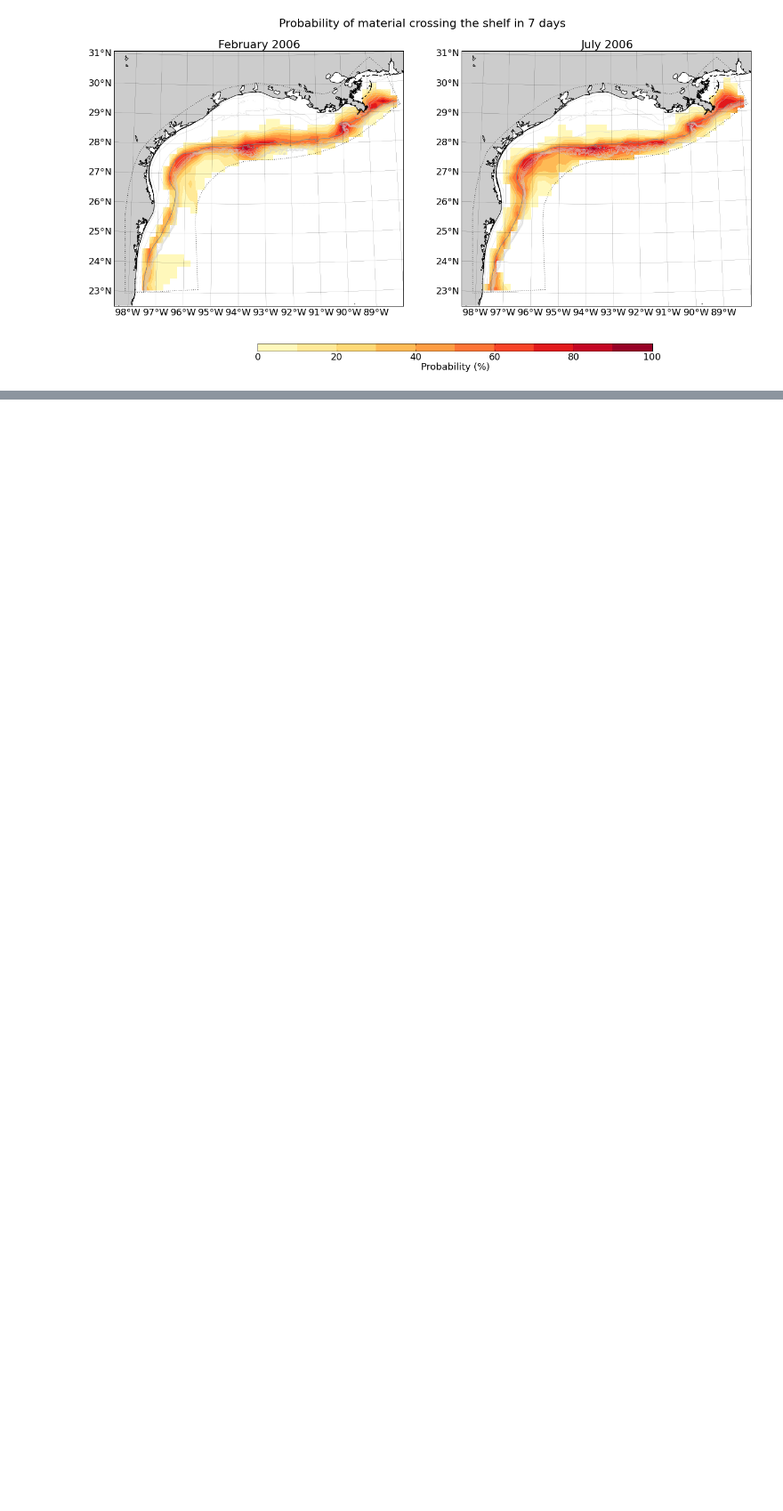
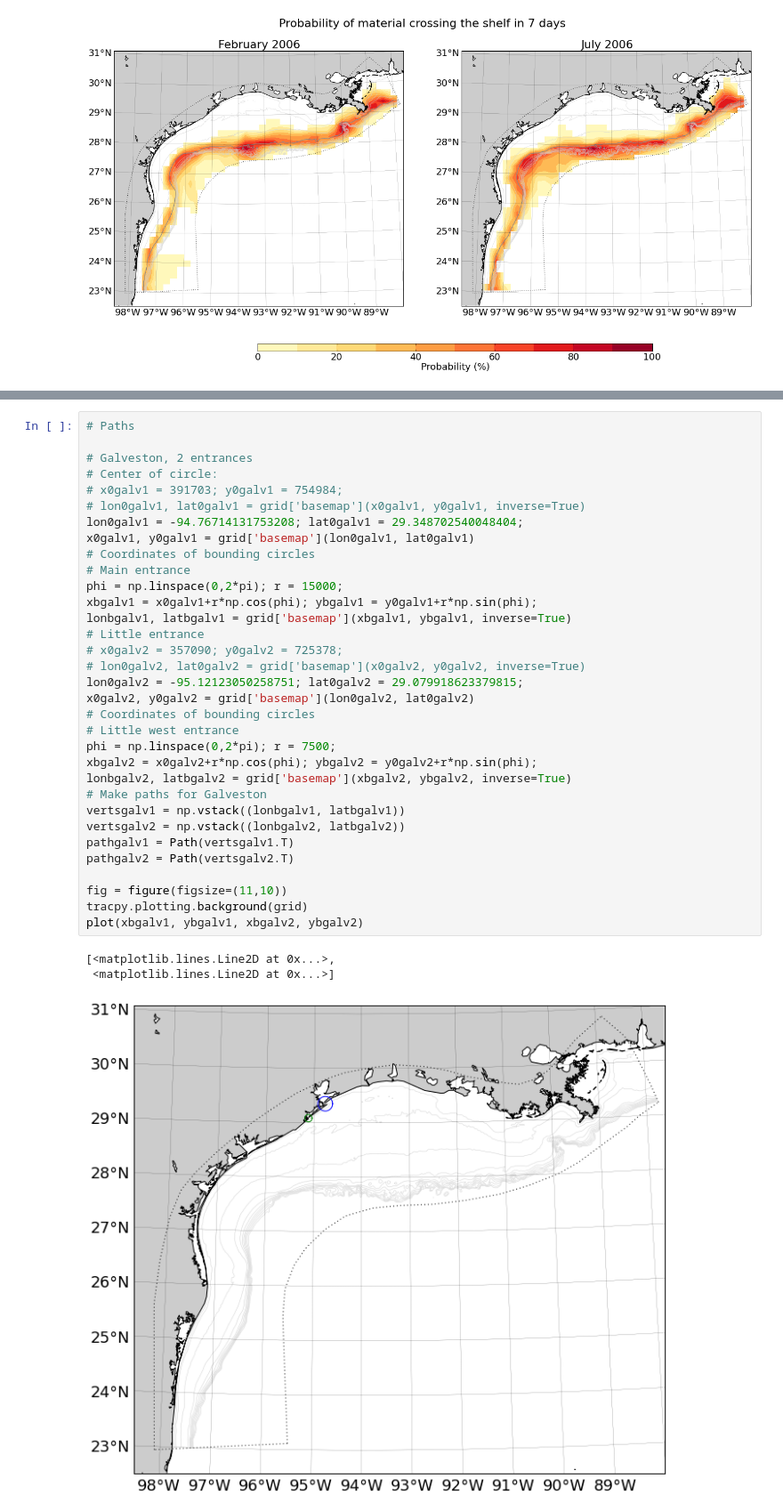
Before and after one commit to kthyng/gisr, a Jupyter notebook: all_f.ipynb, the cells around one changed output, grey strips where cells are left out. Shown at 89% size. Drawn from its saved outputs; the diff is of its cells as text; blank space fills up the shorter version.

```diff
--- a/all_f.ipynb
+++ b/all_f.ipynb
@@ -396,0 +416,37 @@ reload(tracpy.plotting)
+# %%
+# Paths
+
+# Galveston, 2 entrances
+# Center of circle:
+# x0galv1 = 391703; y0galv1 = 754984;
+# lon0galv1, lat0galv1 = grid['basemap'](x0galv1, y0galv1, inverse=True)
+lon0galv1 = -94.76714131753208; lat0galv1 = 29.348702540048404;
+x0galv1, y0galv1 = grid['basemap'](lon0galv1, lat0galv1)
+# Coordinates of bounding circles
+# Main entrance
+phi = np.linspace(0,2*pi); r = 15000;
+xbgalv1 = x0galv1+r*np.cos(phi); ybgalv1 = y0galv1+r*np.sin(phi);
+lonbgalv1, latbgalv1 = grid['basemap'](xbgalv1, ybgalv1, inverse=True)
+# Little entrance
+# x0galv2 = 357090; y0galv2 = 725378;
+# lon0galv2, lat0galv2 = grid['basemap'](x0galv2, y0galv2, inverse=True)
+lon0galv2 = -95.12123050258751; lat0galv2 = 29.079918623379815;
+x0galv2, y0galv2 = grid['basemap'](lon0galv2, lat0galv2)
+# Coordinates of bounding circles
+# Little west entrance
+phi = np.linspace(0,2*pi); r = 7500;
+xbgalv2 = x0galv2+r*np.cos(phi); ybgalv2 = y0galv2+r*np.sin(phi);
+lonbgalv2, latbgalv2 = grid['basemap'](xbgalv2, ybgalv2, inverse=True)
+# Make paths for Galveston
+vertsgalv1 = np.vstack((lonbgalv1, latbgalv1))
+vertsgalv2 = np.vstack((lonbgalv2, latbgalv2))
+pathgalv1 = Path(vertsgalv1.T)
+pathgalv2 = Path(vertsgalv2.T)
+
+fig = figure(figsize=(11,10))
+tracpy.plotting.background(grid)
+plot(xbgalv1, ybgalv1, xbgalv2, ybgalv2)
+# %% [output]
+[<matplotlib.lines.Line2D at 0x...>,
+ <matplotlib.lines.Line2D at 0x...>]
+[figure, added]
```
Also changed, not shown: parts of 11 cells of this notebook.
